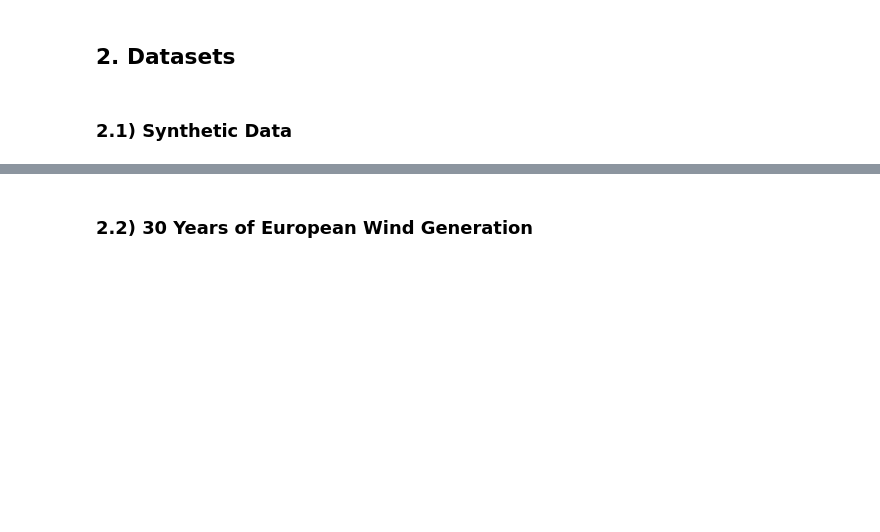
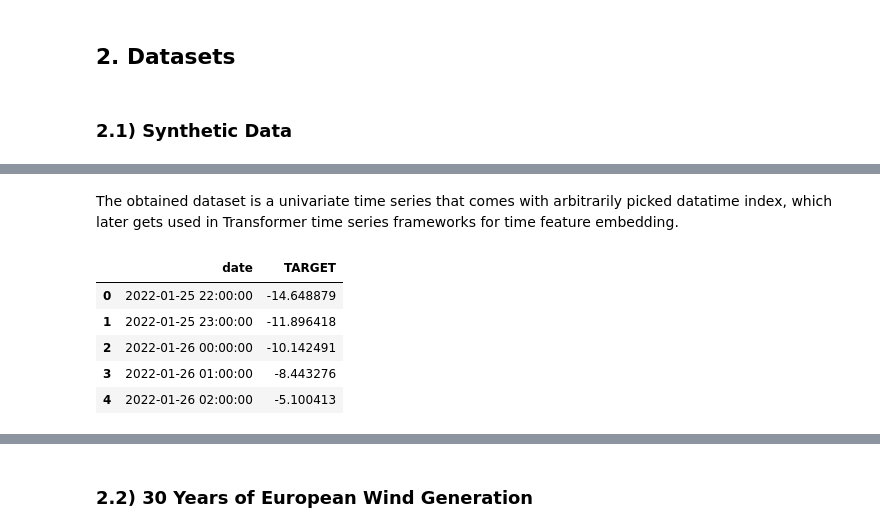
Before and after one commit to anasashb/TransformersEnergyTS, a Jupyter notebook: prototype.ipynb, the cells around one changed output, grey strips where cells are left out. Cells and saved outputs as stored; diff of their text form; code cells hidden in the pictures; blank space fills up the shorter version.

```diff
--- a/prototype.ipynb
+++ b/prototype.ipynb
@@ -34,3 +51,14 @@ SynthMaker = SynthesisTS(series_amount=1, seq_len=17420)
 # %%
 # Generate first synthetic time series
 df1 = SynthMaker.synthesize_single_series()
+# %% [markdown]
+The obtained dataset is a univariate time series that comes with arbitrarily picked datatime index, which later gets used in Transformer time series frameworks for time feature embedding.
+# %%
+df1.head()
+# %% [output]
+|  | date | TARGET |
+| 0 | 2022-01-25 22:00:00 | -14.648879 |
+| 1 | 2022-01-25 23:00:00 | -11.896418 |
+| 2 | 2022-01-26 00:00:00 | -10.142491 |
+| 3 | 2022-01-26 01:00:00 | -8.443276 |
+| 4 | 2022-01-26 02:00:00 | -5.100413 |
```
Also changed, not shown: parts of 10 cells of this notebook.
